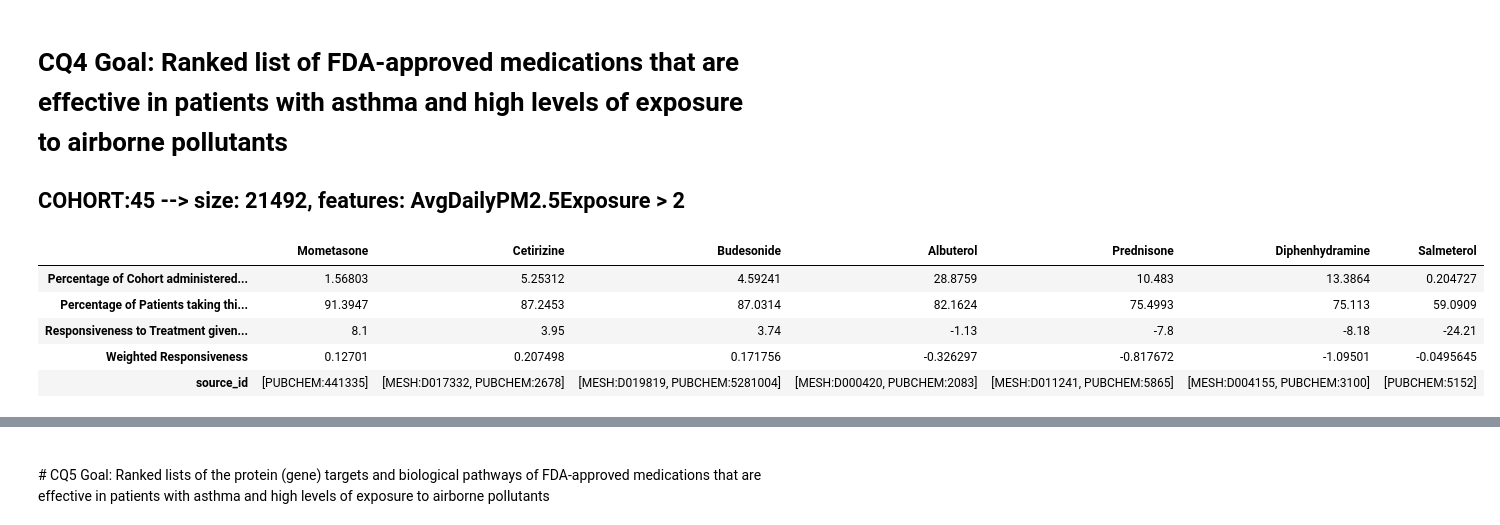
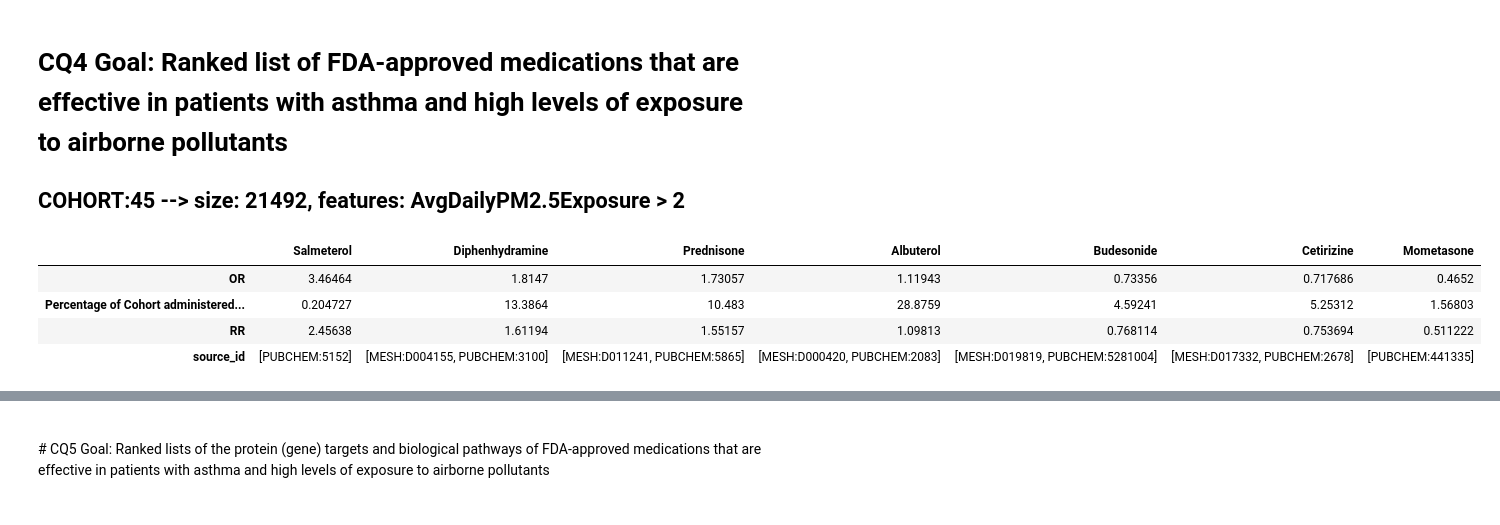
Before and after one commit to ExposuresProvider/icees-api, a Jupyter notebook: Green_Team_Inference_Framework.ipynb, the cells around one changed output, grey strips where cells are left out. Cells and saved outputs as stored; diff of their text form; code cells hidden in the pictures.

```diff
--- a/Green_Team_Inference_Framework.ipynb
+++ b/Green_Team_Inference_Framework.ipynb
@@ -63,24 +63,39 @@ for x in icees_edge_list:
                 patients_with_ED_over_2_total_cohort = icees_edge_data['columns'][1]['frequency']
                 percentage_patients_with_ED_under_2_total_cohort = 100*patients_with_ED_under_2_total_cohort/number_patients_in_cohort
                 number_patients_this_drug_EDVisits_under_2 = icees_edge_data['feature_matrix'][1][0]['frequency']
+                tx_no_event = number_patients_this_drug_EDVisits_under_2
+
                 number_patients_this_drug_EDVisits_over_2 = icees_edge_data['feature_matrix'][1][1]['frequency']
+                tx_event = number_patients_this_drug_EDVisits_over_2
+
                 number_patients_admin_this_drug = icees_edge_data['rows'][1]['frequency']
                 number_patients_other_drugs_EDVisits_less_than_2 = icees_edge_data['feature_matrix'][0][0]['frequency']
+                no_tx_no_event = number_patients_other_drugs_EDVisits_less_than_2
+
                 number_patients_other_drugs_EDVisits_over_2 = icees_edge_data['feature_matrix'][0][1]['frequency']
+                no_tx_event = number_patients_other_drugs_EDVisits_over_2
+
                 number_patients_admin_other_drugs = icees_edge_data['rows'][0]['frequency']
 
                 percentage_of_cohort_taking_this_drug = 100*number_patients_admin_this_drug / number_patients_in_cohort
                 icees_edge_dict['Percentage of Cohort administered this Drug'] = percentage_of_cohort_taking_this_drug
 
-                Prob_A_given_B = 100*number_patients_this_drug_EDVisits_under_2/number_patients_admin_this_drug
-                icees_edge_dict['Percentage of Patients taking this Drug who have EDVisits < 2'] = Prob_A_given_B
-                Prob_B_given_A = 100*(number_patients_this_drug_EDVisits_under_2/patients_with_ED_under_2_total_cohort)
+                RR = (tx_event/(tx_event+tx_no_event))/(no_tx_event/(no_tx_event+no_tx_no_event))
+                icees_edge_dict['RR'] = RR
 
-                responsiveness_to_treatment = round(Prob_A_given_B - percentage_patients_with_ED_under_2_total_cohort, 2)
-                icees_edge_dict['Responsiveness to Treatment given Administration of this Drug'] = responsiveness_to_treatment
+                OR = (tx_event*no_tx_no_event)/(tx_no_event*no_tx_event)
+                icees_edge_dict['OR'] = OR
 
-                weighted_responsiveness_to_treatment = responsiveness_to_treatment*percentage_of_cohort_taking_this_drug
-                icees_edge_dict['Weighted Responsiveness'] = weighted_responsiveness_to_treatment / 100
+
+#                 Prob_A_given_B = 100*number_patients_this_drug_EDVisits_under_2/number_patients_admin_this_drug
+#                 icees_edge_dict['Percentage of Patients taking this Drug who have EDVisits < 2'] = Prob_A_given_B
+#                 Prob_B_given_A = 100*(number_patients_this_drug_EDVisits_under_2/patients_with_ED_under_2_total_cohort)
+
+#                 responsiveness_to_treatment = round(Prob_A_given_B - percentage_patients_with_ED_under_2_total_cohort, 2)
+#                 icees_edge_dict['Responsiveness to Treatment given Administration of this Drug'] = responsiveness_to_treatment
+
+#                 weighted_responsiveness_to_treatment = responsiveness_to_treatment*percentage_of_cohort_taking_this_drug
+#                 icees_edge_dict['Weighted Responsiveness'] = weighted_responsiveness_to_treatment / 100
 
                 all_icees_edges_dict[drug_name]=dict(icees_edge_dict)
                 all_icees_edges_dict[drug_name]['source_id'] = []
@@ -91,12 +106,11 @@ for x in icees_edge_list:
 ## COHORT:45 --> size: 21492, features: AvgDailyPM2.5Exposure > 2
 # %%
 all_icees_edges_dict_df = pandas.DataFrame(all_icees_edges_dict)
-efficacy_sorted_icees_edges_dict_df= all_icees_edges_dict_df.T.sort_values('Percentage of Patients taking this Drug who have EDVisits < 2', ascending=False).T
+efficacy_sorted_icees_edges_dict_df= all_icees_edges_dict_df.T.sort_values('RR', ascending=False).T
 efficacy_sorted_icees_edges_dict_df.round(2)
 # %% [output]
-|  | Mometasone | Cetirizine | Budesonide | Albuterol | Prednisone | Diphenhydramine | Salmeterol |
-| Percentage of Cohort administered... | 1.56803 | 5.25312 | 4.59241 | 28.8759 | 10.483 | 13.3864 | 0.204727 |
-| Percentage of Patients taking thi... | 91.3947 | 87.2453 | 87.0314 | 82.1624 | 75.4993 | 75.113 | 59.0909 |
-| Responsiveness to Treatment given... | 8.1 | 3.95 | 3.74 | -1.13 | -7.8 | -8.18 | -24.21 |
-| Weighted Responsiveness | 0.12701 | 0.207498 | 0.171756 | -0.326297 | -0.817672 | -1.09501 | -0.0495645 |
-| source_id | [PUBCHEM:441335] | [MESH:D017332, PUBCHEM:2678] | [MESH:D019819, PUBCHEM:5281004] | [MESH:D000420, PUBCHEM:2083] | [MESH:D011241, PUBCHEM:5865] | [MESH:D004155, PUBCHEM:3100] | [PUBCHEM:5152] |
+|  | Salmeterol | Diphenhydramine | Prednisone | Albuterol | Budesonide | Cetirizine | Mometasone |
+| OR | 3.46464 | 1.8147 | 1.73057 | 1.11943 | 0.73356 | 0.717686 | 0.4652 |
+| Percentage of Cohort administered... | 0.204727 | 13.3864 | 10.483 | 28.8759 | 4.59241 | 5.25312 | 1.56803 |
+| RR | 2.45638 | 1.61194 | 1.55157 | 1.09813 | 0.768114 | 0.753694 | 0.511222 |
+| source_id | [PUBCHEM:5152] | [MESH:D004155, PUBCHEM:3100] | [MESH:D011241, PUBCHEM:5865] | [MESH:D000420, PUBCHEM:2083] | [MESH:D019819, PUBCHEM:5281004] | [MESH:D017332, PUBCHEM:2678] | [PUBCHEM:441335] |
```
Also changed, not shown: parts of 21 cells of this notebook.
